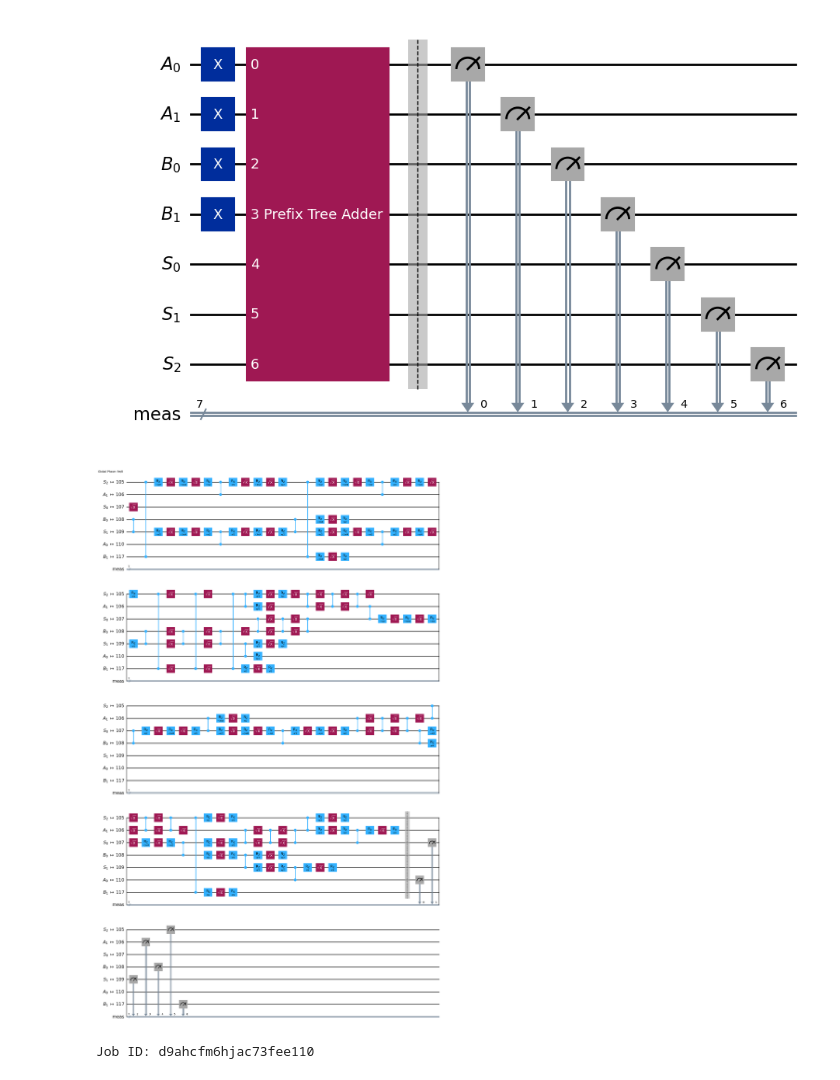
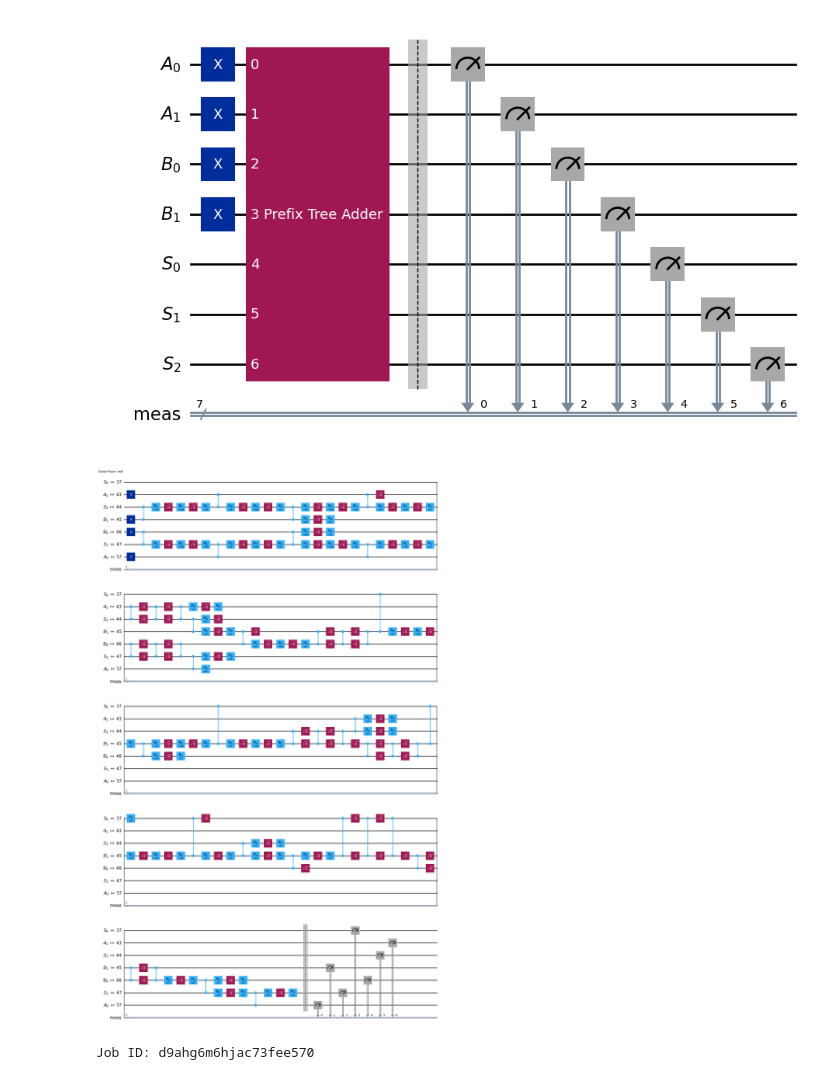
Before and after one commit to Chosen-Juan1/Quantum-computing-research, a Jupyter notebook: Reproduced_circuits/adder-2024-lookahead-wang-2bit.ipynb, the cells around one changed output. Saved outputs shown, nothing was run; the diff lists cells and outputs as text; code cells hidden in the pictures.

```diff
--- a/Reproduced_circuits/adder-2024-lookahead-wang-2bit.ipynb
+++ b/Reproduced_circuits/adder-2024-lookahead-wang-2bit.ipynb
@@ -131,13 +129,13 @@ test_1.draw("mpl")
 # %% [output]
 [figure]
 # %%
-isa_circ = pm.run(test_0)
+isa_circ = pm.run(test_1)
 isa_circ.draw("mpl")
 # %% [output]
-[figure, old version]
+[figure, new version]
 # %%
 job = backend_sampler.run([isa_circ])
 print(f"Job ID: {job.job_id()}")
 # %% [output]
-Job ID: d9ahcfm6hjac73fee110
+Job ID: d9ahg6m6hjac73fee570
 # %%
```
Also changed, not shown: parts of 4 cells of this notebook, 1 other file.
